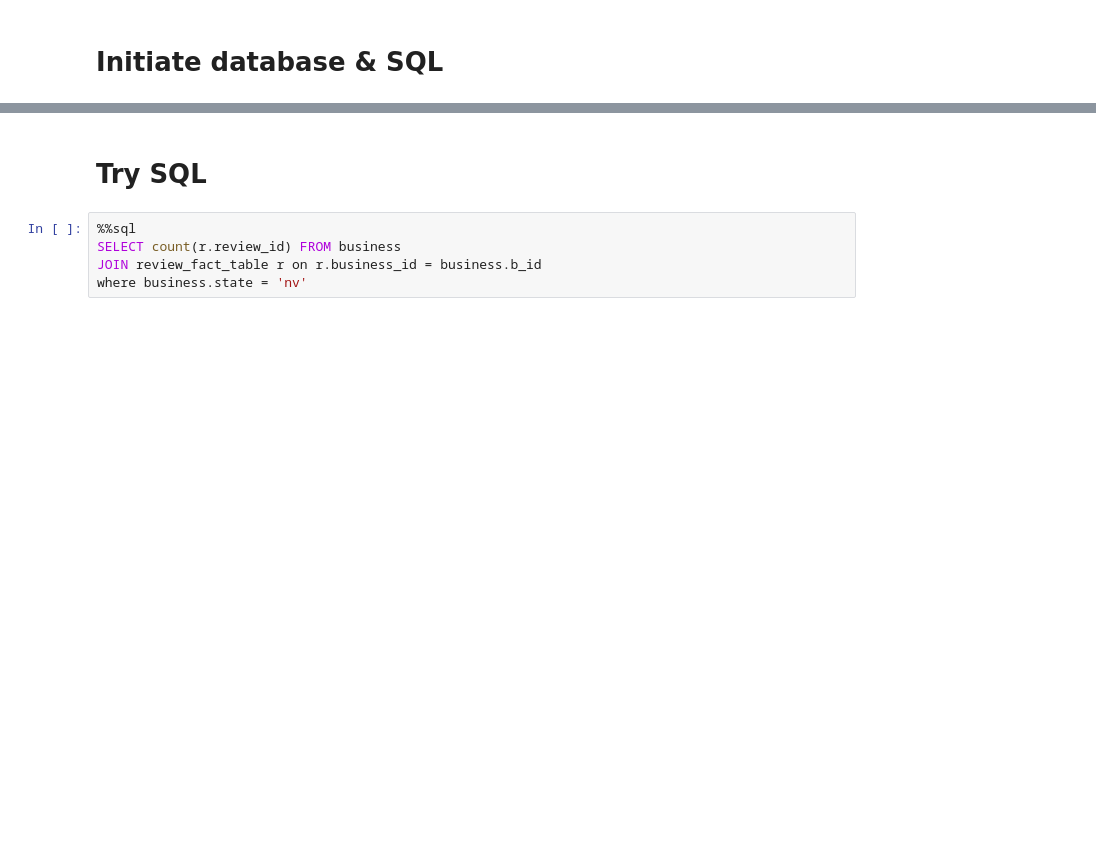
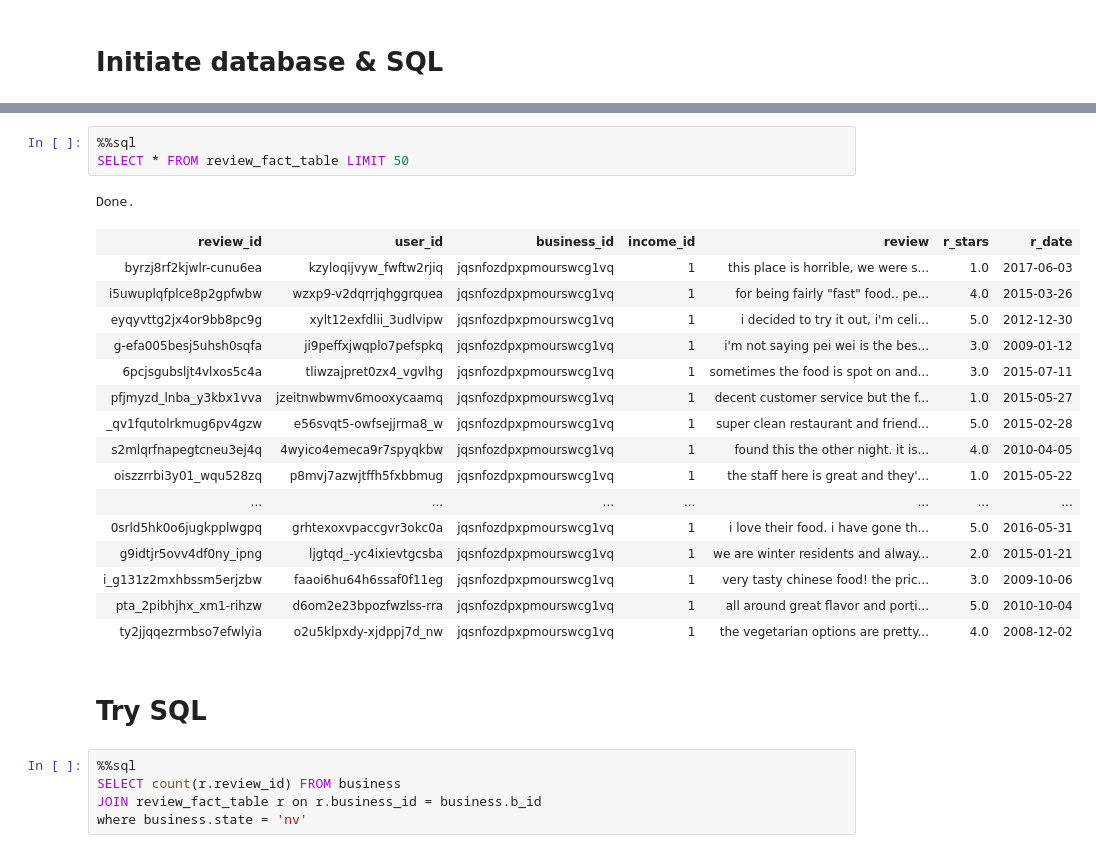
Before and after one commit to zzhang83/Yelp_Sentiment_Analysis, a Jupyter notebook: database.ipynb, the cells around one changed output, grey strips where cells are left out. Drawn from its saved outputs; the diff is of its cells as text; blank space fills up the shorter version.

```diff
--- a/database.ipynb
+++ b/database.ipynb
@@ -232,3 +274,24 @@ Requirement already satisfied: six in /Users/zhangtong/anaconda/lib/python3.6/si
+# %%
+%%sql
+SELECT * FROM review_fact_table LIMIT 50
+# %% [output]
+Done.
+| review_id | user_id | business_id | income_id | review | r_stars | r_date |
+| byrzj8rf2kjwlr-cunu6ea | kzyloqijvyw_fwftw2rjiq | jqsnfozdpxpmourswcg1vq | 1 | this place is horrible, we were s... | 1.0 | 2017-06-03 |
+| i5uwuplqfplce8p2gpfwbw | wzxp9-v2dqrrjqhggrquea | jqsnfozdpxpmourswcg1vq | 1 | for being fairly "fast" food.. pe... | 4.0 | 2015-03-26 |
+| eyqyvttg2jx4or9bb8pc9g | xylt12exfdlii_3udlvipw | jqsnfozdpxpmourswcg1vq | 1 | i decided to try it out, i'm celi... | 5.0 | 2012-12-30 |
+| g-efa005besj5uhsh0sqfa | ji9peffxjwqplo7pefspkq | jqsnfozdpxpmourswcg1vq | 1 | i'm not saying pei wei is the bes... | 3.0 | 2009-01-12 |
+| 6pcjsgubsljt4vlxos5c4a | tliwzajpret0zx4_vgvlhg | jqsnfozdpxpmourswcg1vq | 1 | sometimes the food is spot on and... | 3.0 | 2015-07-11 |
+| pfjmyzd_lnba_y3kbx1vva | jzeitnwbwmv6mooxycaamq | jqsnfozdpxpmourswcg1vq | 1 | decent customer service but the f... | 1.0 | 2015-05-27 |
+| _qv1fqutolrkmug6pv4gzw | e56svqt5-owfsejjrma8_w | jqsnfozdpxpmourswcg1vq | 1 | super clean restaurant and friend... | 5.0 | 2015-02-28 |
+| s2mlqrfnapegtcneu3ej4q | 4wyico4emeca9r7spyqkbw | jqsnfozdpxpmourswcg1vq | 1 | found this the other night. it is... | 4.0 | 2010-04-05 |
+| oiszzrrbi3y01_wqu528zq | p8mvj7azwjtffh5fxbbmug | jqsnfozdpxpmourswcg1vq | 1 | the staff here is great and they'... | 1.0 | 2015-05-22 |
+| ... | ... | ... | ... | ... | ... | ... |
+| 0srld5hk0o6jugkpplwgpq | grhtexoxvpaccgvr3okc0a | jqsnfozdpxpmourswcg1vq | 1 | i love their food. i have gone th... | 5.0 | 2016-05-31 |
+| g9idtjr5ovv4df0ny_ipng | ljgtqd_-yc4ixievtgcsba | jqsnfozdpxpmourswcg1vq | 1 | we are winter residents and alway... | 2.0 | 2015-01-21 |
+| i_g131z2mxhbssm5erjzbw | faaoi6hu64h6ssaf0f11eg | jqsnfozdpxpmourswcg1vq | 1 | very tasty chinese food! the pric... | 3.0 | 2009-10-06 |
+| pta_2pibhjhx_xm1-rihzw | d6om2e23bpozfwzlss-rra | jqsnfozdpxpmourswcg1vq | 1 | all around great flavor and porti... | 5.0 | 2010-10-04 |
+| ty2jjqqezrmbso7efwlyia | o2u5klpxdy-xjdppj7d_nw | jqsnfozdpxpmourswcg1vq | 1 | the vegetarian options are pretty... | 4.0 | 2008-12-02 |
 # %% [markdown]
 # Try SQL
 # %%
```
Also changed, not shown: parts of 15 cells of this notebook.
